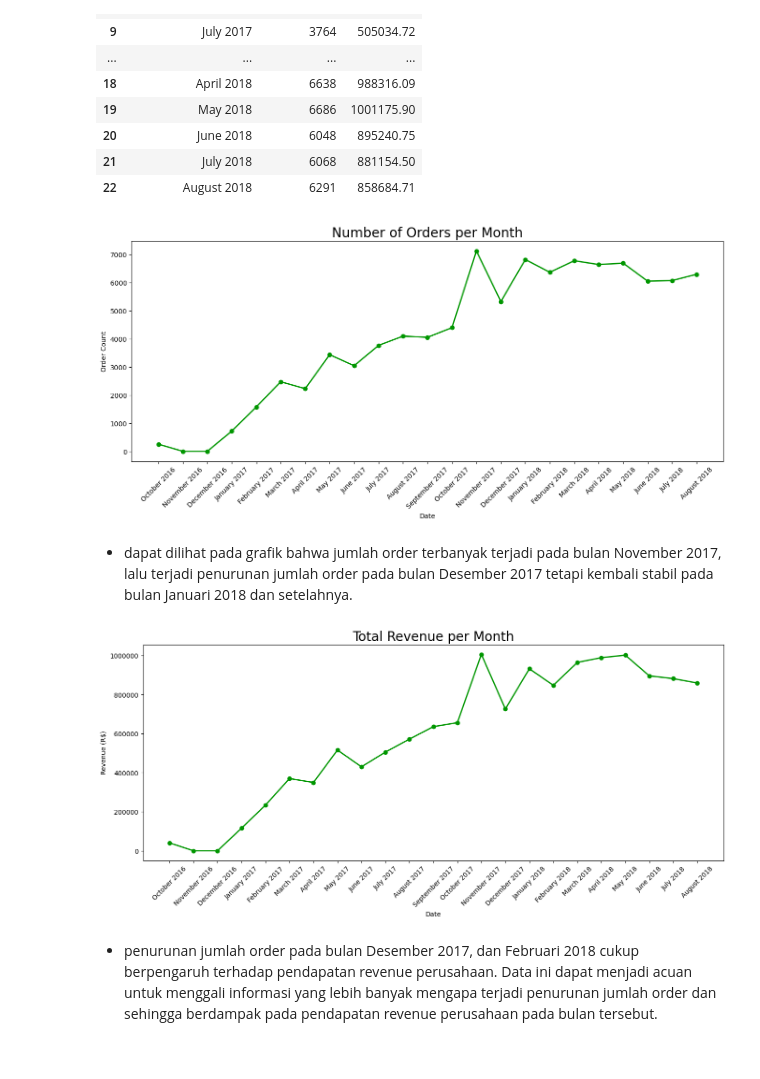
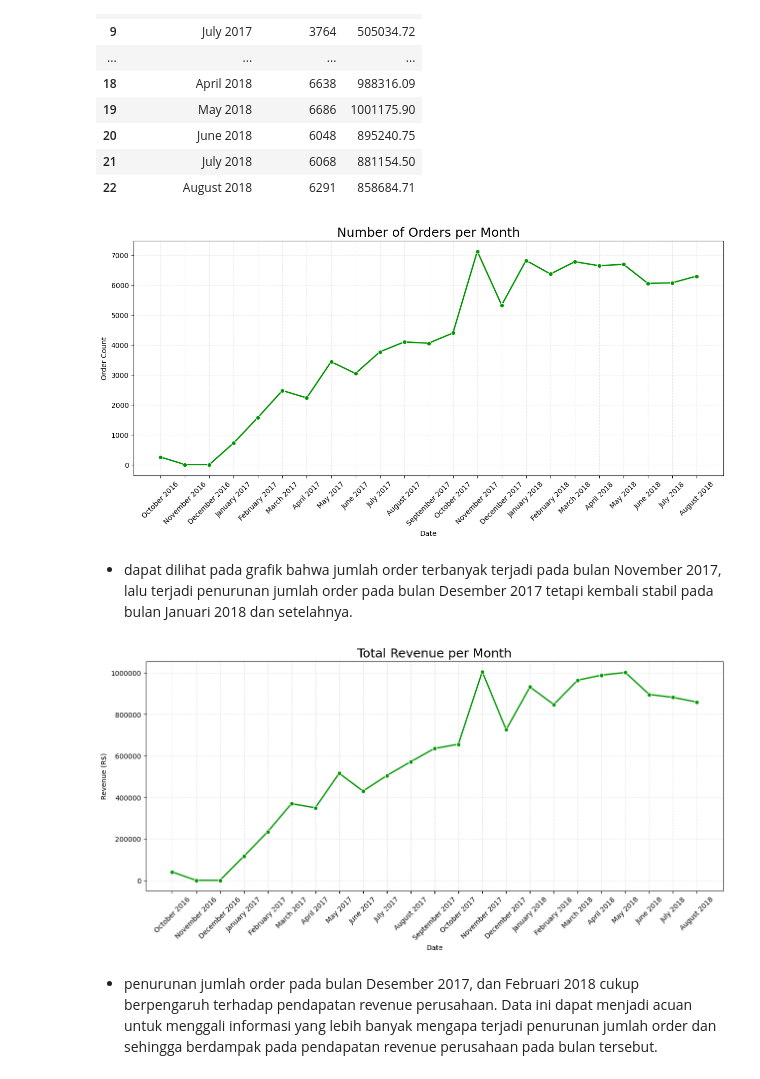
Before and after one commit to ykbintang/ecommerce-dashboard, a Jupyter notebook: notebook.ipynb, the cells around one changed output. Drawn from its saved outputs; the diff is of its cells as text; code cells hidden in the pictures.

```diff
--- a/notebook.ipynb
+++ b/notebook.ipynb
@@ -1788,40 +1788,46 @@ monthly_order_df
 | 21 | July 2018 | 6068 | 881154.50 |
 | 22 | August 2018 | 6291 | 858684.71 |
 # %%
-fig, ax = plt.subplots(figsize=(16, 6))
-ax.plot(
-    monthly_order_df['order_purchase_date'],
-    monthly_order_df['order_count'],
+plt.figure(figsize=(15, 6))
+sns.lineplot(
+    data=monthly_order_df,
+    x='order_purchase_date',
+    y='order_count',
     marker='o',
     linewidth=2,
     color='#009600'
 )
-ax.set_title('Number of Orders per Month', loc='center', fontsize=20)
-ax.set_ylabel('Order Count')
-ax.set_xlabel('Date')
-ax.tick_params(axis='x', rotation=45)
+
+plt.title('Number of Orders per Month', fontsize=18)
+plt.xlabel('Date')
+plt.ylabel('Order Count')
+plt.xticks(rotation=45)
+plt.grid(True, linestyle='--', alpha=0.3)
 plt.show()
 # %% [output]
-[figure, old version]
+[figure, new version]
 # %% [markdown]
 - dapat dilihat pada grafik bahwa jumlah order terbanyak terjadi pada bulan November 2017, lalu terjadi penurunan jumlah order pada bulan Desember 2017 tetapi kembali stabil pada bulan Januari 2018 dan setelahnya.
 # %%
-fig, ax = plt.subplots(figsize=(16, 6))
-ax.plot(
-    monthly_order_df['order_purchase_date'],
-    monthly_order_df['revenue'],
+plt.figure(figsize=(15, 6))
+sns.lineplot(
+    data=monthly_order_df,
+    x='order_purchase_date',
+    y='revenue',
     marker='o',
     linewidth=2,
     color='#009600'
 )
-ax.set_title('Total Revenue per Month', loc='center', fontsize=20)
-ax.set_ylabel('Revenue (R$)')
-ax.set_xlabel('Date')
-ax.tick_params(axis='x', rotation=45)
+
+plt.title('Total Revenue per Month', fontsize=18)
+plt.xlabel('Date')
+plt.ylabel('Revenue (R$)')
+plt.xticks(rotation=45)
+plt.grid(True, linestyle='--', alpha=0.3)
 plt.gca().yaxis.set_major_formatter(mticker.StrMethodFormatter('{x:.0f}'))
 plt.show()
 # %% [output]
-[figure, old version]
+[figure, new version]
 # %% [markdown]
 - penurunan jumlah order pada bulan Desember 2017, dan Februari 2018 cukup berpengaruh terhadap pendapatan revenue perusahaan. Data ini dapat menjadi acuan untuk menggali informasi yang lebih banyak mengapa terjadi penurunan jumlah order dan sehingga berdampak pada pendapatan revenue perusahaan pada bulan tersebut.
 # %% [markdown]
```
Also changed, not shown: parts of 21 cells of this notebook.
